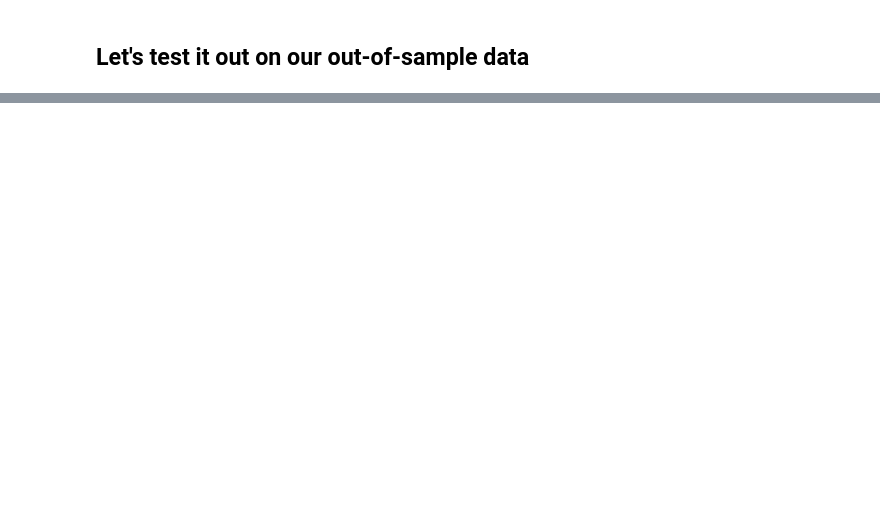
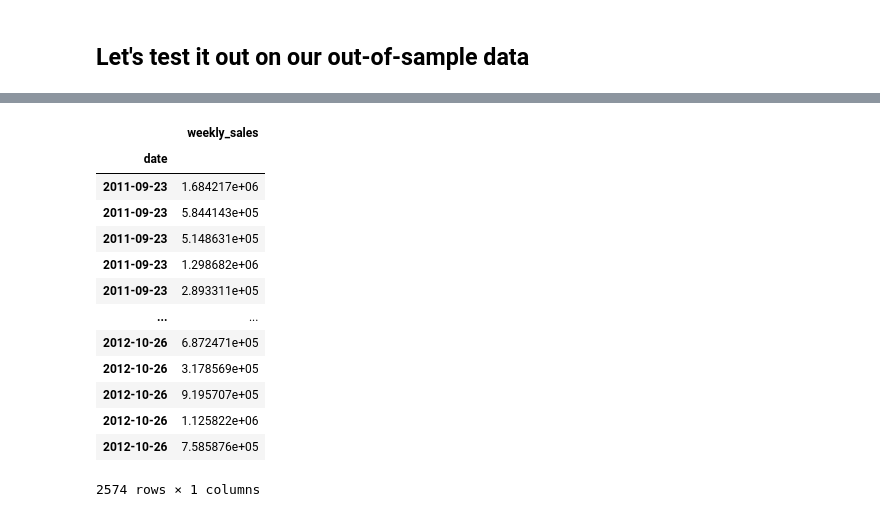
Before and after one commit to VelasquezAlejandro044/alejandro-individual-project, a Jupyter notebook: walmart_sales_data_work.ipynb, the cells around one changed output, grey strips where cells are left out. Cells and saved outputs as stored; diff of their text form; code cells hidden in the pictures; blank space fills up the shorter version.

```diff
--- a/walmart_sales_data_work.ipynb
+++ b/walmart_sales_data_work.ipynb
@@ -777,0 +792,17 @@ eval_df
+# %%
+yhat_df
+# %% [output]
+|  | weekly_sales |
+| date |  |
+| 2011-09-23 | 1.684217e+06 |
+| 2011-09-23 | 5.844143e+05 |
+| 2011-09-23 | 5.148631e+05 |
+| 2011-09-23 | 1.298682e+06 |
+| 2011-09-23 | 2.893311e+05 |
+| ... | ... |
+| 2012-10-26 | 6.872471e+05 |
+| 2012-10-26 | 3.178569e+05 |
+| 2012-10-26 | 9.195707e+05 |
+| 2012-10-26 | 1.125822e+06 |
+| 2012-10-26 | 7.585876e+05 |
+2574 rows × 1 columns
```
Also changed, not shown: parts of 10 cells of this notebook, 4 other files.
